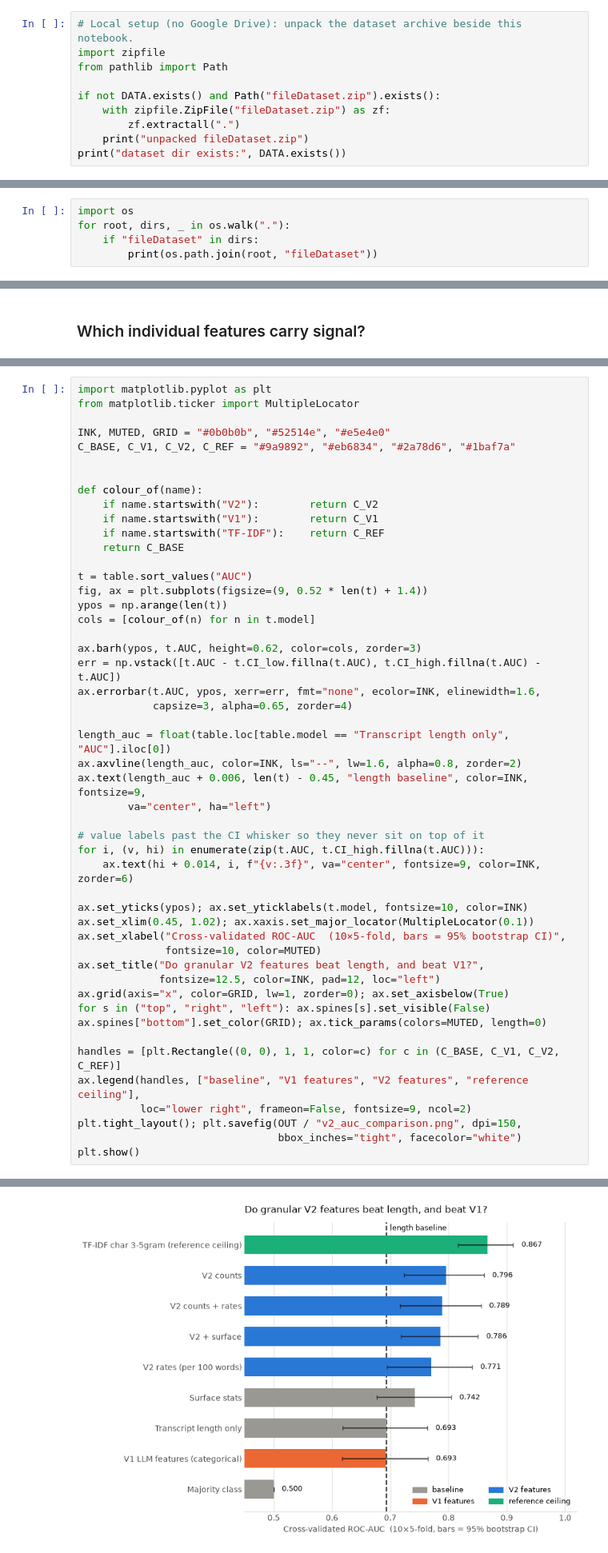
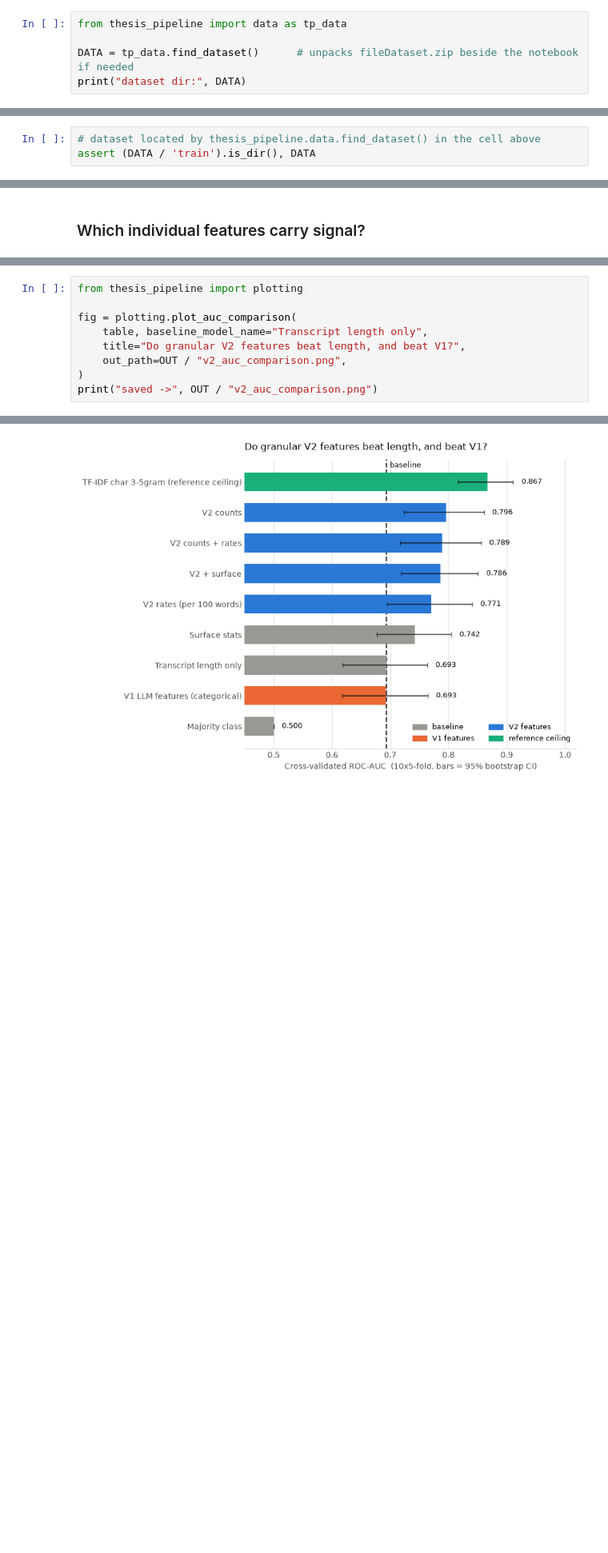
Before and after one commit to AssylbekO/Alzheimer-LLM-features, a Jupyter notebook: notebooks_preliminary/08_v2_extraction.ipynb, the cells around one changed output, grey strips where cells are left out. Shown at 80% size. Drawn from its saved outputs; the diff is of its cells as text; blank space fills up the shorter version.

```diff
--- a/notebooks_preliminary/08_v2_extraction.ipynb
+++ b/notebooks_preliminary/08_v2_extraction.ipynb
@@ -159,13 +87,8 @@ print("domain-blind check: OK")
 prompt sha256[:16] = f52aae5d939d620e   (2428 chars)
 domain-blind check: OK
 # %%
-# Local setup (no Google Drive): unpack the dataset archive beside this notebook.
-import zipfile
-from pathlib import Path
+from thesis_pipeline import data as tp_data
 
-if not DATA.exists() and Path("fileDataset.zip").exists():
-    with zipfile.ZipFile("fileDataset.zip") as zf:
-        zf.extractall(".")
-    print("unpacked fileDataset.zip")
-print("dataset dir exists:", DATA.exists())
+DATA = tp_data.find_dataset()      # unpacks fileDataset.zip beside the notebook if needed
+print("dataset dir:", DATA)
 # %% [output]
@@ -173,5 +96,3 @@ dataset dir exists: True
 # %%
-import os
-for root, dirs, _ in os.walk("."):
-    if "fileDataset" in dirs:
-        print(os.path.join(root, "fileDataset"))
+# dataset located by thesis_pipeline.data.find_dataset() in the cell above
+assert (DATA / 'train').is_dir(), DATA
@@ -829,52 +469,12 @@ Two figures. The first is the whole thesis argument in one picture: every model'
 with its bootstrap CI, against a dashed line marking **transcript length alone** — the
 bar V2 has to clear to be worth anything.
 # %%
-import matplotlib.pyplot as plt
-from matplotlib.ticker import MultipleLocator
+from thesis_pipeline import plotting
 
-INK, MUTED, GRID = "#0b0b0b", "#52514e", "#e5e4e0"
-C_BASE, C_V1, C_V2, C_REF = "#9a9892", "#eb6834", "#2a78d6", "#1baf7a"
-
-
-def colour_of(name):
-    if name.startswith("V2"):        return C_V2
-    if name.startswith("V1"):        return C_V1
-    if name.startswith("TF-IDF"):    return C_REF
-    return C_BASE
-
-t = table.sort_values("AUC")
-fig, ax = plt.subplots(figsize=(9, 0.52 * len(t) + 1.4))
-ypos = np.arange(len(t))
-cols = [colour_of(n) for n in t.model]
-
-ax.barh(ypos, t.AUC, height=0.62, color=cols, zorder=3)
-err = np.vstack([t.AUC - t.CI_low.fillna(t.AUC), t.CI_high.fillna(t.AUC) - t.AUC])
-ax.errorbar(t.AUC, ypos, xerr=err, fmt="none", ecolor=INK, elinewidth=1.6,
-            capsize=3, alpha=0.65, zorder=4)
-
-length_auc = float(table.loc[table.model == "Transcript length only", "AUC"].iloc[0])
-ax.axvline(length_auc, color=INK, ls="--", lw=1.6, alpha=0.8, zorder=2)
-ax.text(length_auc + 0.006, len(t) - 0.45, "length baseline", color=INK, fontsize=9,
-        va="center", ha="left")
-
-# value labels past the CI whisker so they never sit on top of it
-for i, (v, hi) in enumerate(zip(t.AUC, t.CI_high.fillna(t.AUC))):
-    ax.text(hi + 0.014, i, f"{v:.3f}", va="center", fontsize=9, color=INK, zorder=6)
-
-ax.set_yticks(ypos); ax.set_yticklabels(t.model, fontsize=10, color=INK)
-ax.set_xlim(0.45, 1.02); ax.xaxis.set_major_locator(MultipleLocator(0.1))
-ax.set_xlabel("Cross-validated ROC-AUC  (10×5-fold, bars = 95% bootstrap CI)",
-              fontsize=10, color=MUTED)
-ax.set_title("Do granular V2 features beat length, and beat V1?",
-             fontsize=12.5, color=INK, pad=12, loc="left")
-ax.grid(axis="x", color=GRID, lw=1, zorder=0); ax.set_axisbelow(True)
-for s in ("top", "right", "left"): ax.spines[s].set_visible(False)
-ax.spines["bottom"].set_color(GRID); ax.tick_params(colors=MUTED, length=0)
-
-handles = [plt.Rectangle((0, 0), 1, 1, color=c) for c in (C_BASE, C_V1, C_V2, C_REF)]
-ax.legend(handles, ["baseline", "V1 features", "V2 features", "reference ceiling"],
-          loc="lower right", frameon=False, fontsize=9, ncol=2)
-plt.tight_layout(); plt.savefig(OUT / "v2_auc_comparison.png", dpi=150,
-                                bbox_inches="tight", facecolor="white")
-plt.show()
+fig = plotting.plot_auc_comparison(
+    table, baseline_model_name="Transcript length only",
+    title="Do granular V2 features beat length, and beat V1?",
+    out_path=OUT / "v2_auc_comparison.png",
+)
+print("saved ->", OUT / "v2_auc_comparison.png")
 # %% [output]
@@ -882,2 +482,2 @@ Matplotlib is building the font cache; this may take a moment.
-[figure, old version]
+[figure, new version]
 # %%
```
Also changed, not shown: parts of 14 cells of this notebook.
